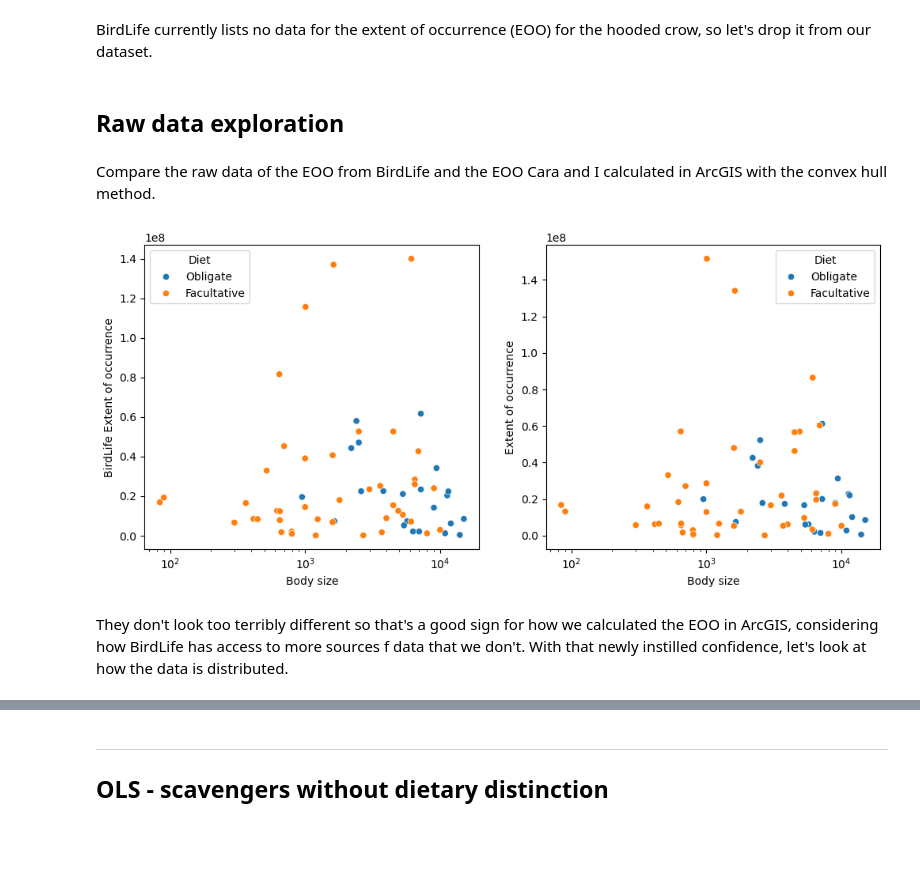
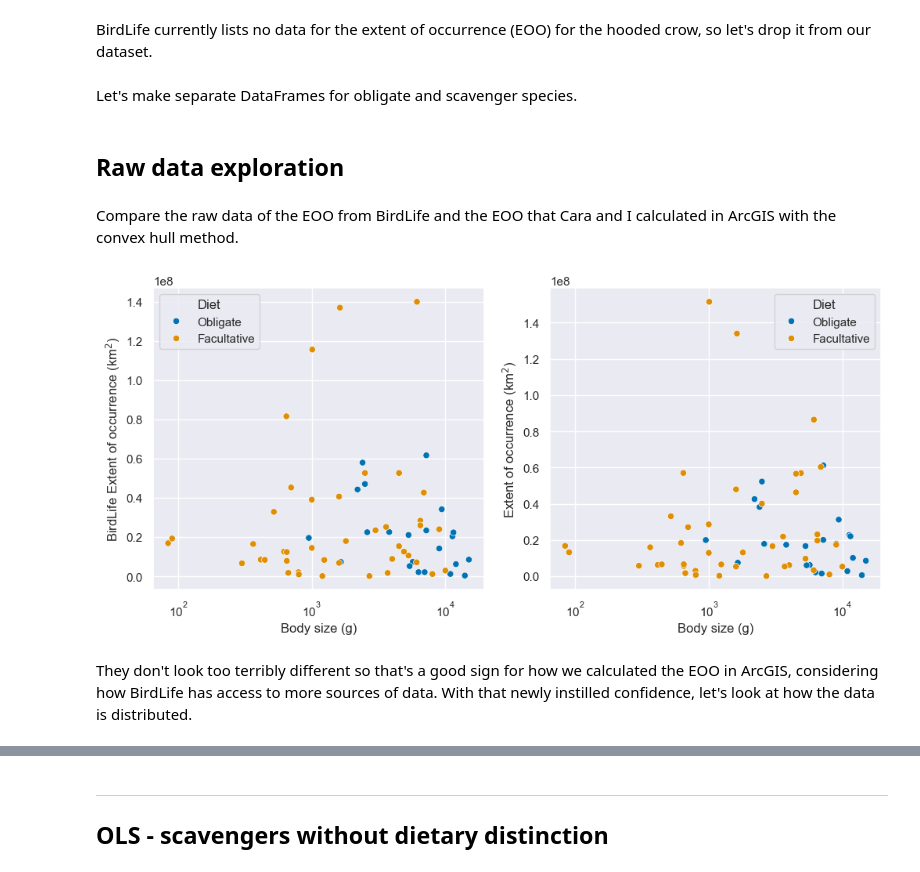
Before and after one commit to TheMightiestCrab/Macroecology, a Jupyter notebook: code/scavengers.ipynb, the cells around one changed output, grey strips where cells are left out. Drawn from its saved outputs; the diff is of its cells as text; code cells hidden in the pictures; blank space fills up the shorter version.

```diff
--- a/code/scavengers.ipynb
+++ b/code/scavengers.ipynb
@@ -30,6 +40,15 @@ import numpy as np  # For mathematical functions
 import statsmodels.api as sm  # For statistical methods
 import matplotlib.pyplot as plt  # Essentially the Python equivalent to ggplot2
 import seaborn as sns  # A library for statistical graphics built on top of Matplotlib
+
+
+# custom_params = {"axes.spines.right": False, "axes.spines.top": False}
+sns.set_theme(
+    context="notebook",
+    # style="white",
+    palette="colorblind",
+    # rc=custom_params
+)
 # %% [markdown]
 Read the data, excluding the columns Cara and I used for bookkeeping. I will index by species names rather than by row numbers to make working with the data frame more intuitive.
 # %%
@@ -66,3 +85,5 @@ scavengers.loc[scavengers.isnull().any(axis=1)]
 BirdLife currently lists no data for the extent of occurrence (EOO) for the hooded crow, so let's drop it from our dataset.
 # %%
 scavengers.drop(["Hooded crow"], inplace=True)
+# %% [markdown]
+Let's make separate DataFrames for obligate and scavenger species.
@@ -70,32 +94,36 @@ scavengers.drop(["Hooded crow"], inplace=True)
 Raw data exploration
 -----------
 # %% [markdown]
-Compare the raw data of the EOO from BirdLife and the EOO Cara and I calculated in ArcGIS with the convex hull method.
+Compare the raw data of the EOO from BirdLife and the EOO that Cara and I calculated in ArcGIS with the convex hull method.
 # %%
 fig, (ax1, ax2) = plt.subplots(
     1,  # The number of rows in my plot.
     2,  # The number of columns in my plot.
     figsize=(12, 5),
     sharex=True,
 )
 
 sns.scatterplot(
     ax=ax1,
     x="Body size",
     y="BirdLife Extent of occurrence",
     hue="Diet",
     data=scavengers,
 )
 sns.scatterplot(
     ax=ax2,
     x="Body size",
     y="Extent of occurrence",
     hue="Diet",
     data=scavengers,
 )
+ax1.set_xlabel("Body size (g)")
+ax2.set_xlabel("Body size (g)")
+ax1.set_ylabel("BirdLife Extent of occurrence (km$^2$)")
+ax2.set_ylabel("Extent of occurrence (km$^2$)")
 plt.xscale("log")  # Default log scale used by Seaborn is base 10, not natural log.
 plt.show()
 # %% [output]
-[figure, old version]
+[figure, new version]
 # %% [markdown]
-They don't look too terribly different so that's a good sign for how we calculated the EOO in ArcGIS, considering how BirdLife has access to more sources f data that we don't. With that newly instilled confidence, let's look at how the data is distributed.
+They don't look too terribly different so that's a good sign for how we calculated the EOO in ArcGIS, considering how BirdLife has access to more sources of data. With that newly instilled confidence, let's look at how the data is distributed.
```
Also changed, not shown: parts of 11 cells of this notebook.
